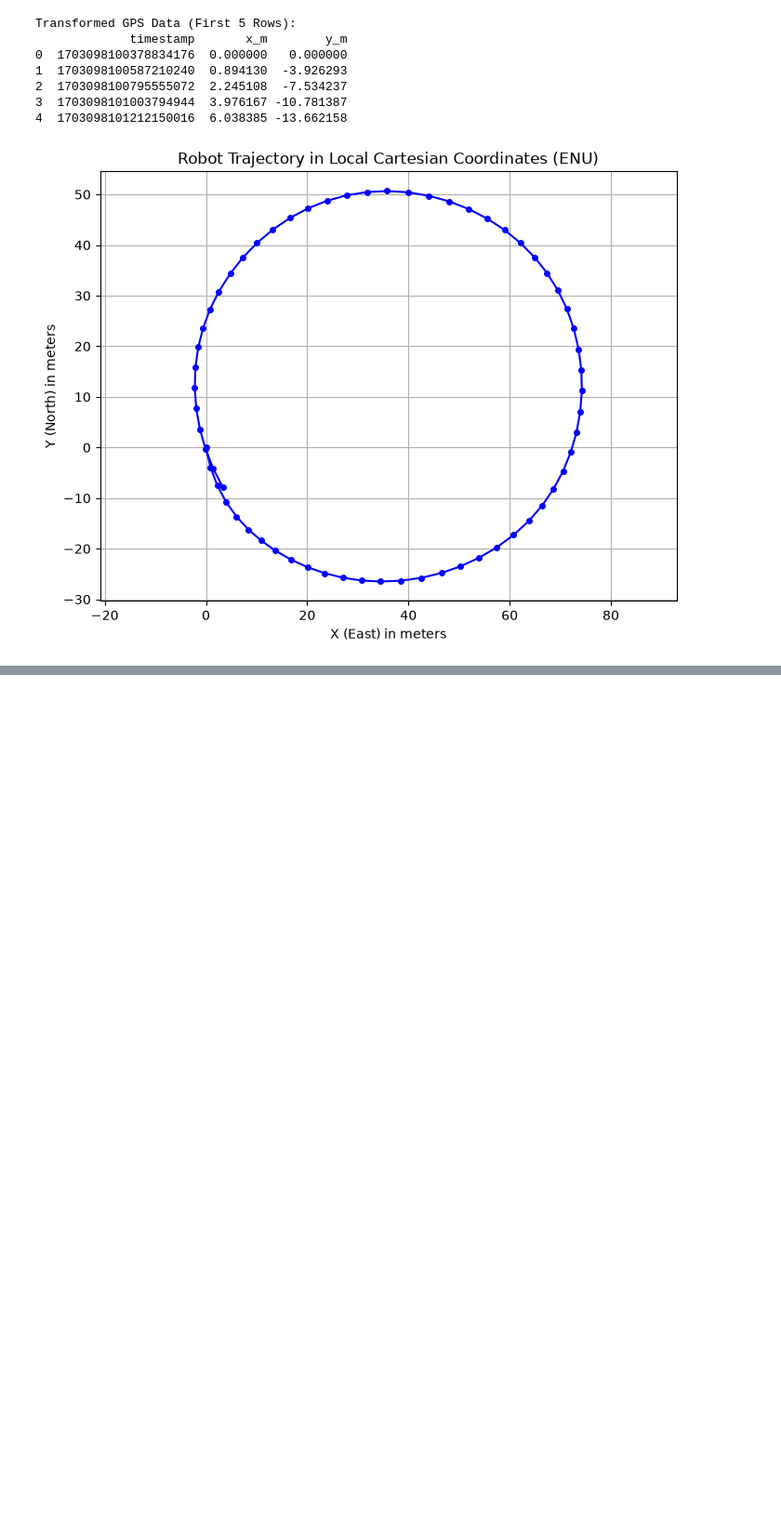
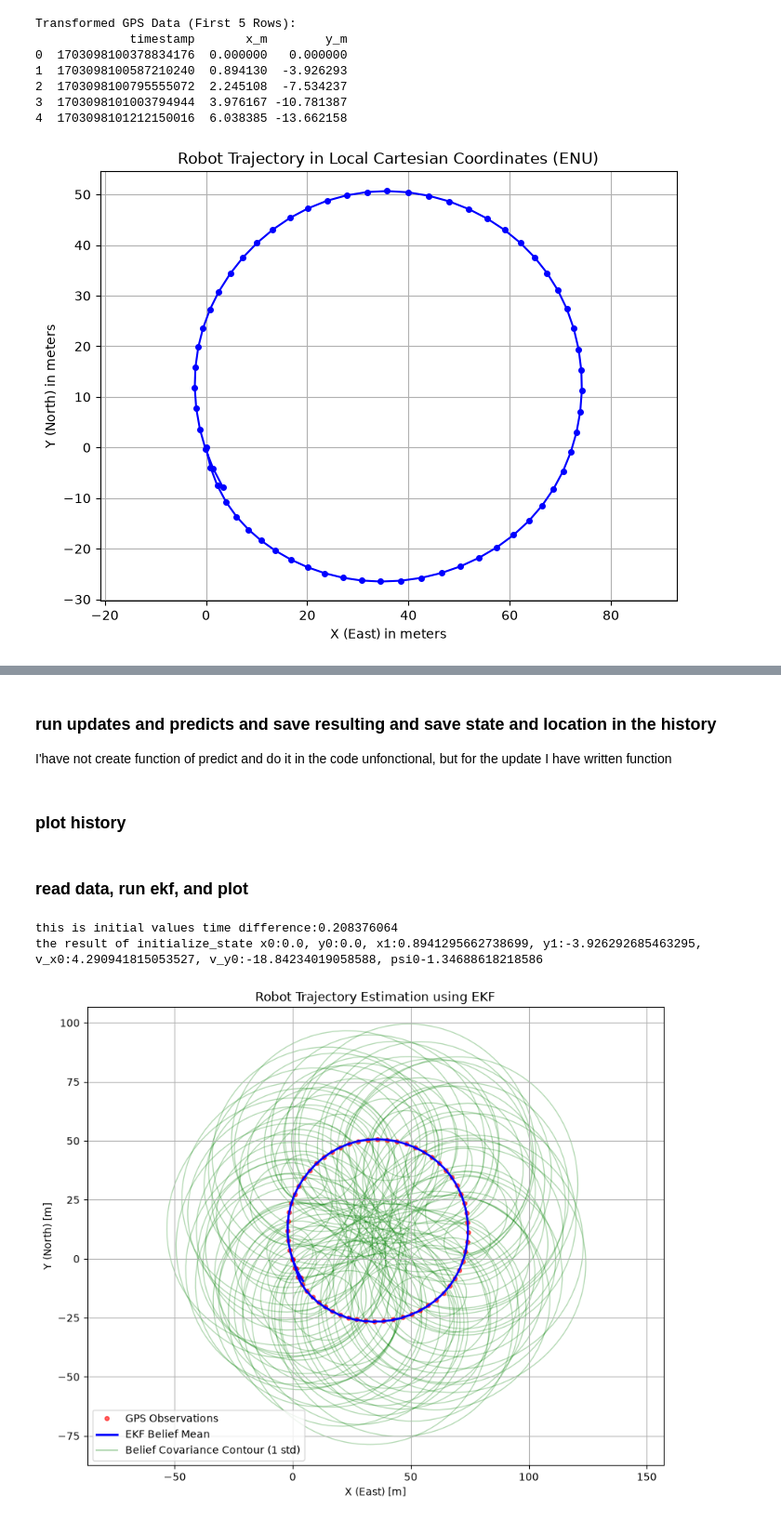
Before and after one commit to amirreza1998/-Autonomous-Mobile-Robot, a Jupyter notebook: robot-forth-assignment/main.ipynb, the cells around one changed output, grey strips where cells are left out. Shown at 93% size. Cells and saved outputs as stored; diff of their text form; code cells hidden in the pictures; blank space fills up the shorter version.

```diff
--- a/robot-forth-assignment/main.ipynb
+++ b/robot-forth-assignment/main.ipynb
@@ -88,0 +179,4 @@ Transformed GPS Data (First 5 Rows):
+# %% [markdown]
+### run updates and predicts and save resulting and save state and location in the history
+
+I'have not create function of predict and do it in the code unfonctional, but for the update I have written function
@@ -88,0 +257,69 @@ Transformed GPS Data (First 5 Rows):
+# %% [markdown]
+### plot history
+# %%
+from matplotlib.patches import Ellipse
+def plot_covariance_ellipse(pos, cov, ax, n_std=3.0, **kwargs):
+    vals, vecs = np.linalg.eigh(cov)
+    order = vals.argsort()[::-1]
+    vals, vecs = vals[order], vecs[:,order]
+    theta = np.degrees(np.arctan2(*vecs[:,0][::-1]))
+    width, height = 2 * n_std * np.sqrt(vals)
+    ellip = Ellipse(xy=pos, width=width, height=height, angle=theta, **kwargs)
+    ellip.set_facecolor('none')
+    ax.add_patch(ellip)
+# %% [markdown]
+### read data, run ekf, and plot
+# %%
+df_gps = pd.read_csv('./data/gps.txt')
+df_imu = pd.read_csv('./data/imu.txt')
+
+df_gps.columns = df_gps.columns.str.strip()
+df_imu.columns = df_imu.columns.str.strip()
+
+df_gps = convert_gps_to_enu(df_gps)
+
+X_0 = initialize_state(df_gps.iloc[0], df_gps.iloc[1])
+P_0 = np.eye(5) * 1.0
+
+R = np.diag([100, 100, 16, 16, 0.25])
+Q = np.diag([100, 100])
+H = np.array([[1, 0, 0, 0, 0],
+              [0, 1, 0, 0, 0]])
+
+history = run_ekf(df_imu, df_gps, X_0, P_0, R, Q, H)
+
+
+
+
+ekf_x = [state[0, 0] for state in history['X']]
+ekf_y = [state[1, 0] for state in history['X']]
+covariances = [cov[0:2, 0:2] for cov in history['P']]
+
+
+
+
+fig, ax = plt.subplots(figsize=(10, 8))
+
+ax.plot(df_gps['x_m'], df_gps['y_m'], 'r.', markersize=8, label='GPS Observations', alpha=0.6)
+ax.plot(ekf_x, ekf_y, 'b-', linewidth=2, label='EKF Belief Mean')
+
+step = max(len(ekf_x) // 100, 1)
+for i in range(0, len(ekf_x), step):
+    pos = (ekf_x[i], ekf_y[i])
+    cov = covariances[i]
+    plot_covariance_ellipse(pos, cov, ax, n_std=1.0, edgecolor='g', alpha=0.3)
+
+ax.plot([], [], color='g', alpha=0.3, label='Belief Covariance Contour (1 std)')
+
+ax.set_title('Robot Trajectory Estimation using EKF')
+ax.set_xlabel('X (East) [m]')
+ax.set_ylabel('Y (North) [m]')
+ax.legend()
+ax.grid(True)
+ax.axis('equal')
+plt.savefig('ekf_trajectory_cov.png', dpi=300)
+plt.show()
+# %% [output]
+this is initial values time difference:0.208376064
+the result of initialize_state x0:0.0, y0:0.0, x1:0.8941295662738699, y1:-3.926292685463295,  v_x0:4.290941815053527, v_y0:-18.84234019058588, psi0-1.34688618218586
+[figure, added]
```
Also changed, not shown: parts of 12 cells of this notebook, 11 other files.
